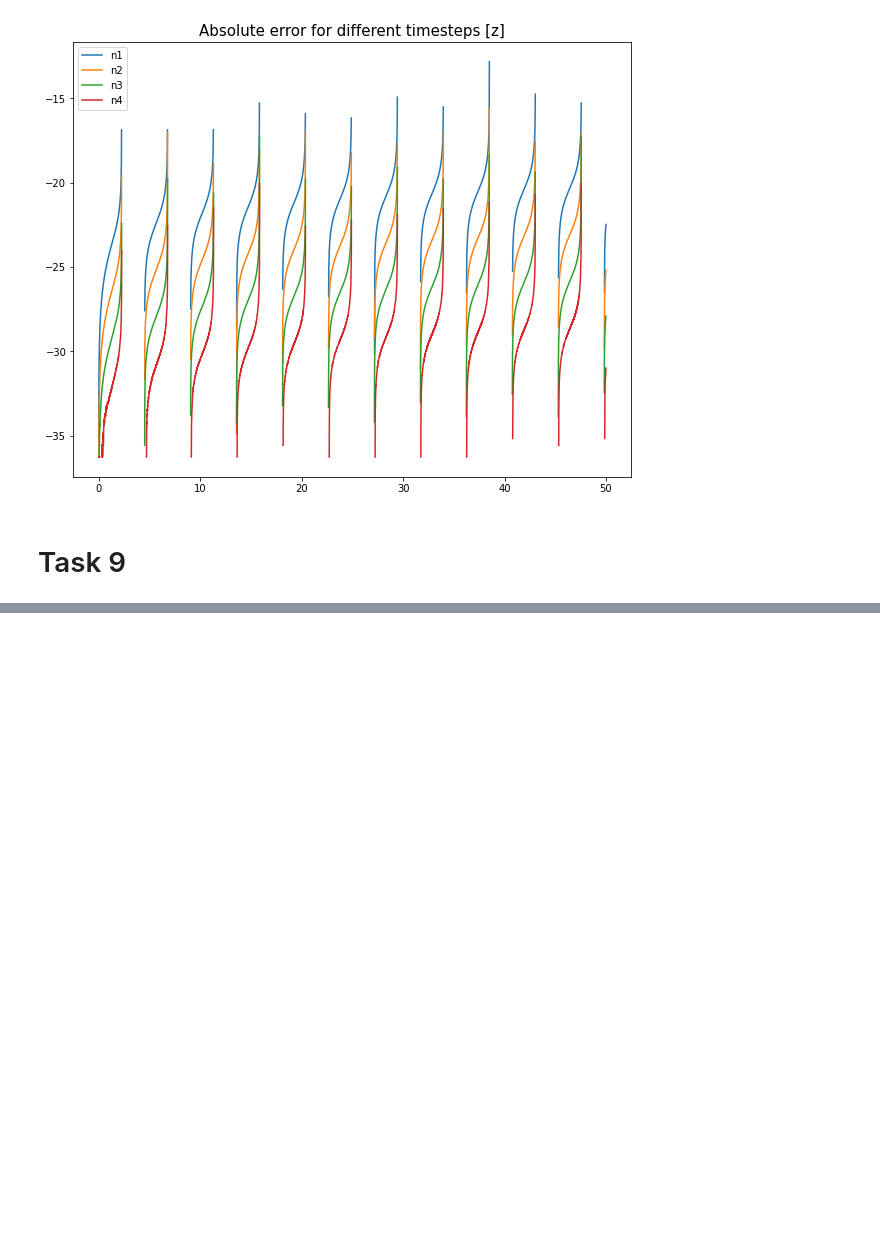
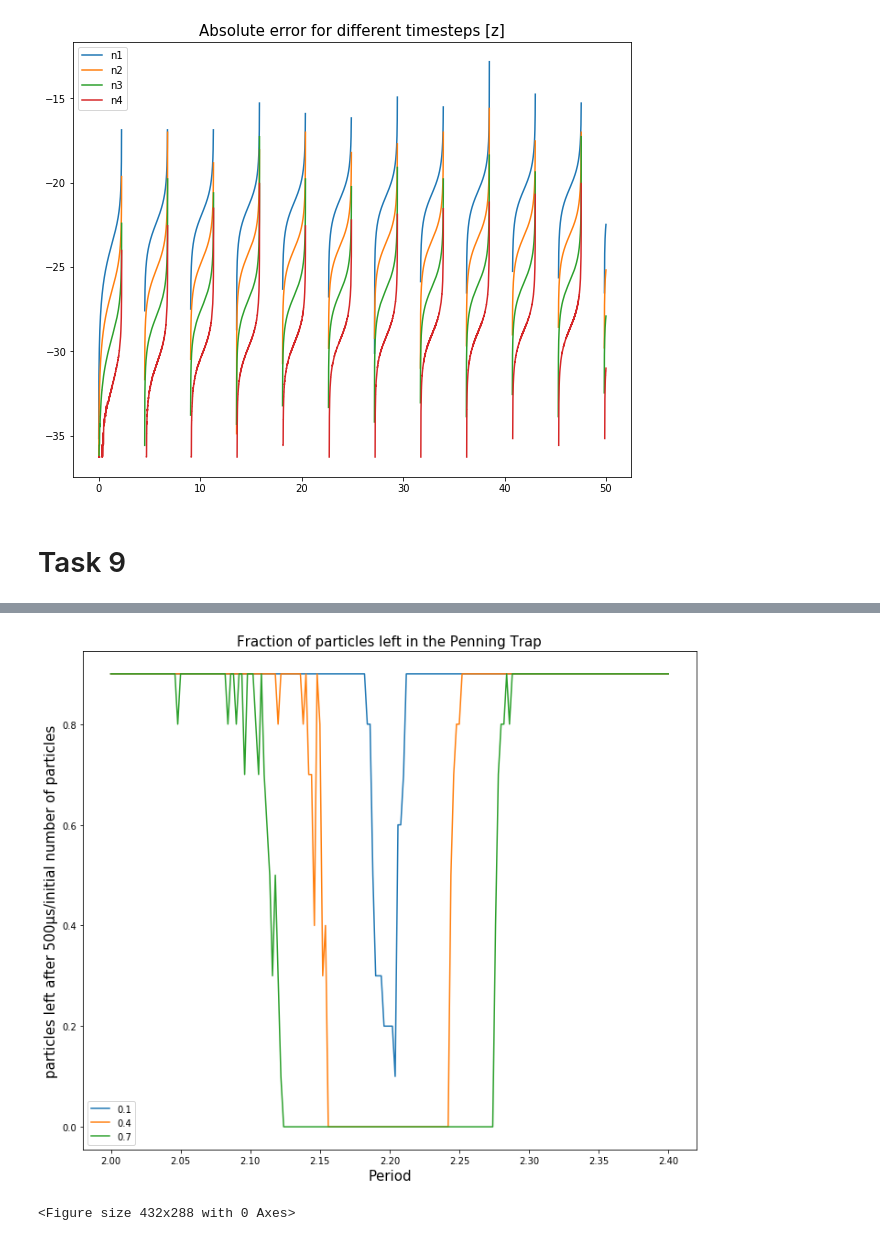
Before and after one commit to moaemilie/Project3_FYS4150, a Jupyter notebook: Task8.ipynb, the cells around one changed output, grey strips where cells are left out. Cells and saved outputs as stored; diff of their text form; code cells hidden in the pictures; blank space fills up the shorter version.

```diff
--- a/Task8.ipynb
+++ b/Task8.ipynb
@@ -741,0 +747,42 @@ plt.show()
+# %%
+import matplotlib.pyplot as plt
+
+f0_fine_1 = []
+p0_fine_1 = []
+for line in open('Time_dep_V0_0_1_fine.txt', 'r'):
+    lines = [i for i in line.split()]
+    f0_fine_1.append(float(lines[0]))
+    p0_fine_1.append(float(lines[1]))
+# %%
+import matplotlib.pyplot as plt
+
+f0_fine_4 = []
+p0_fine_4 = []
+for line in open('Time_dep_V0_0_4_fine.txt', 'r'):
+    lines = [i for i in line.split()]
+    f0_fine_4.append(float(lines[0]))
+    p0_fine_4.append(float(lines[1]))
+# %%
+import matplotlib.pyplot as plt
+
+f0_fine_7 = []
+p0_fine_7 = []
+for line in open('Time_dep_V0_0_7_fine.txt', 'r'):
+    lines = [i for i in line.split()]
+    f0_fine_7.append(float(lines[0]))
+    p0_fine_7.append(float(lines[1]))
+# %%
+fig = plt.figure(figsize=(12, 10))
+#plt.title('F', fontsize=15)
+plt.xlabel('Period', fontsize=15)
+plt.ylabel('particles left after 500μs/initial number of particles', fontsize=15)
+plt.plot(p0_fine_1, f0_fine_1, label = "0.1")
+plt.plot(p0_fine_4, f0_fine_4, label = "0.4")
+plt.plot(p0_fine_7, f0_fine_7, label = "0.7")
+plt.title('Fraction of particles left in the Penning Trap', fontsize=15)
+plt.legend()
+plt.show()
+plt.savefig('Feaction_of_part_left.pdf')
+# %% [output]
+[figure, added]
+<Figure size 432x288 with 0 Axes>
```
Also changed, not shown: parts of 6 cells of this notebook, 20 other files.
